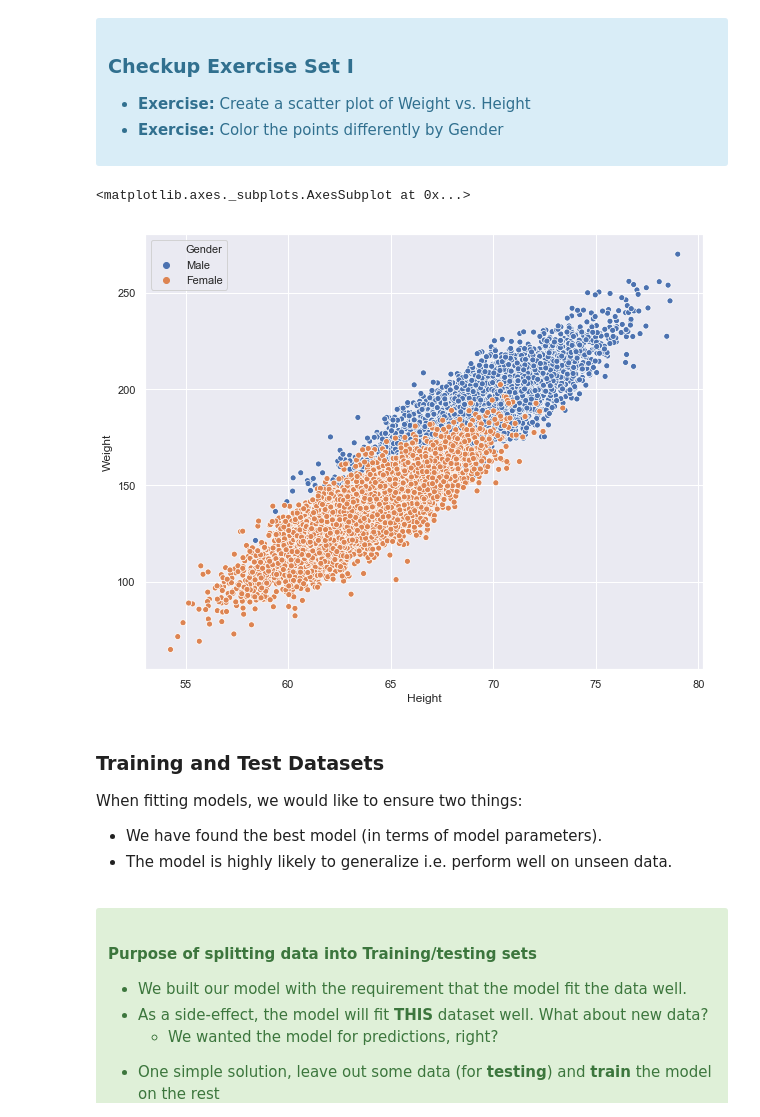
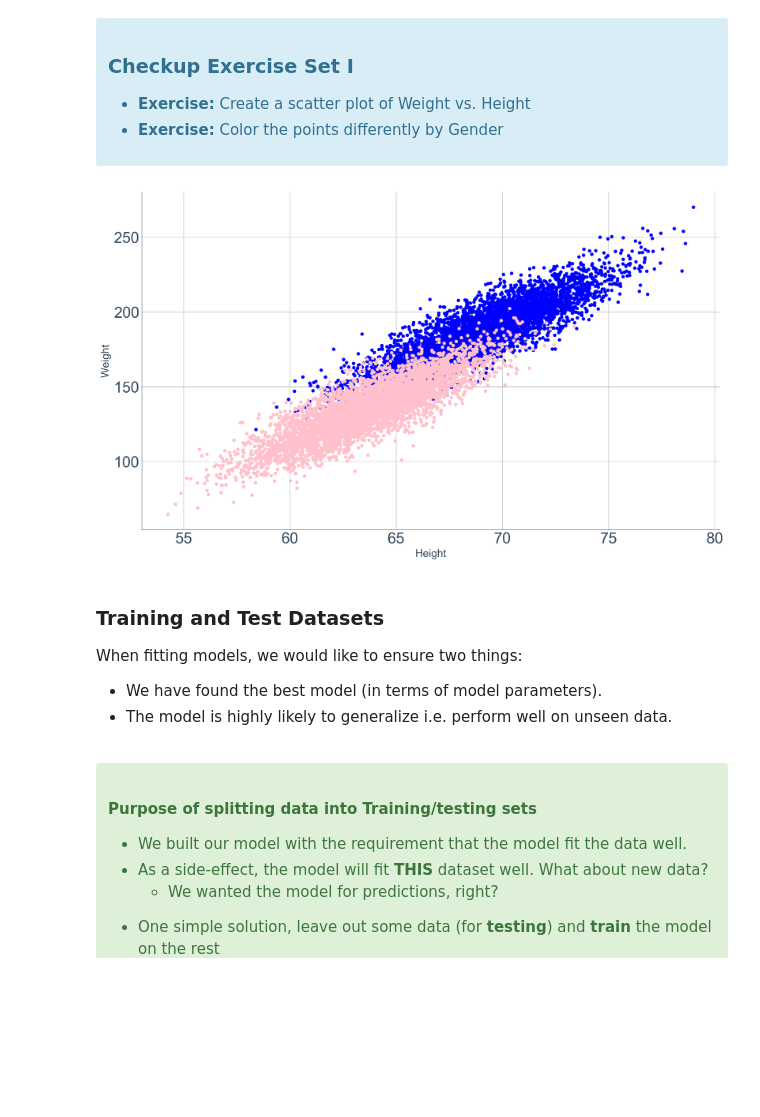
Before and after one commit to chudzikr/ML, a Jupyter notebook: logistic_regression/Mini_Project_Logistic_Regression.ipynb, the cells around one changed output. Drawn from its saved outputs; the diff is of its cells as text; code cells hidden in the pictures; blank space fills up the shorter version.

```diff
--- a/logistic_regression/Mini_Project_Logistic_Regression.ipynb
+++ b/logistic_regression/Mini_Project_Logistic_Regression.ipynb
@@ -125,13 +217,12 @@ with the "response" or "label" $y$ as a plain array of 0s and 1s for binary clas
   <li> <b>Exercise:</b> Color the points differently by Gender
 </ul>
 </div>
-# %%
-# your turn
-sns.set(rc={'figure.figsize':(10,8)})
-sns.scatterplot(y="Weight", x="Height", data=dflog, hue='Gender')
-# %% [output]
-<matplotlib.axes._subplots.AxesSubplot at 0x...>
-[figure, removed]
+# %%
+# Create a scatter plot of Weight vs. Height. Color the points differently by Gender.
+colors = {'Male': 'blue', 'Female': 'pink'}
+dflog.plot.scatter('Height', 'Weight', c=dflog.Gender.map(colors));
+# %% [output]
+[figure, added]
 # %% [markdown]
 ### Training and Test Datasets
 
```
Also changed, not shown: parts of 9 cells of this notebook.
